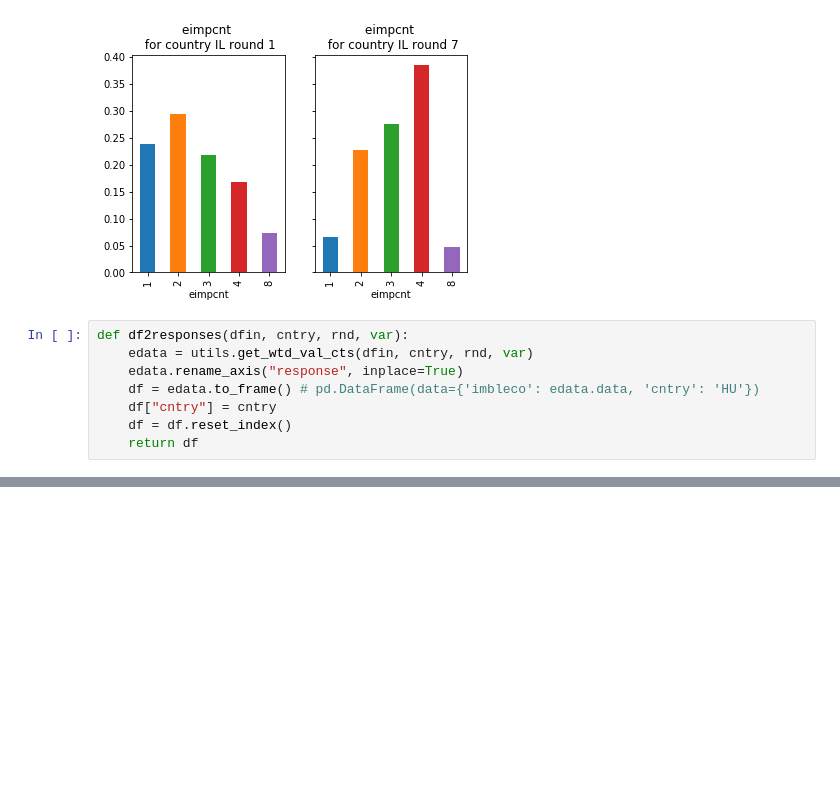
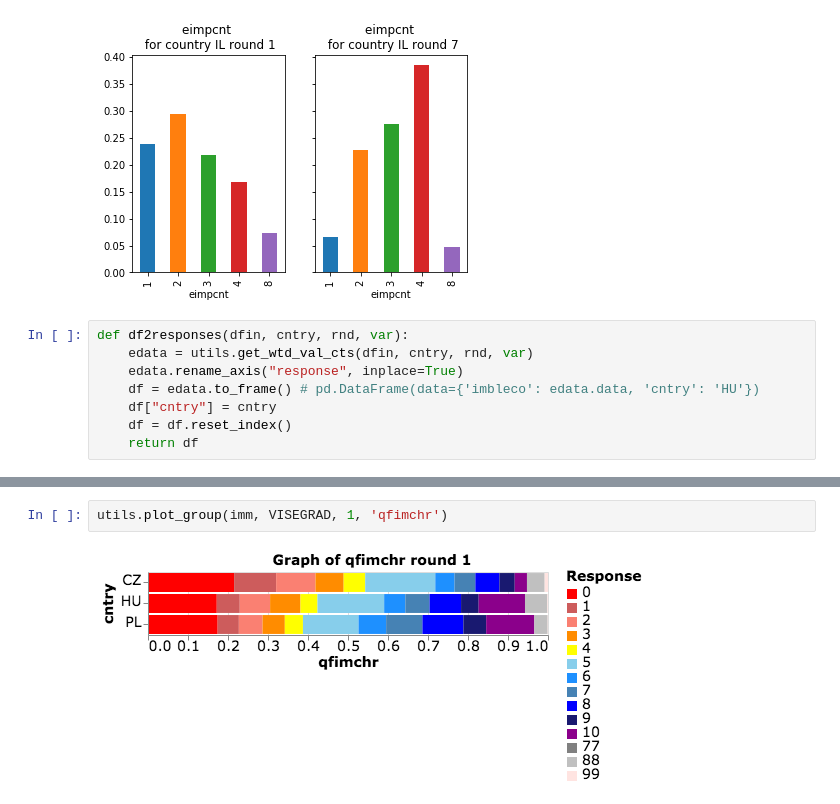
Before and after one commit to agoldhammer/ess, a Jupyter notebook: ESS Immigration.ipynb, the cells around one changed output, grey strips where cells are left out. Drawn from its saved outputs; the diff is of its cells as text; blank space fills up the shorter version.

```diff
--- a/ESS Immigration.ipynb
+++ b/ESS Immigration.ipynb
@@ -116,0 +79,4 @@ utils.plot_stacked_bars(dfco)
+# %%
+utils.plot_group(imm, VISEGRAD, 1, 'qfimchr')
+# %% [output]
+[figure, added]
```
Also changed, not shown: parts of 14 cells of this notebook, 1 other file.
